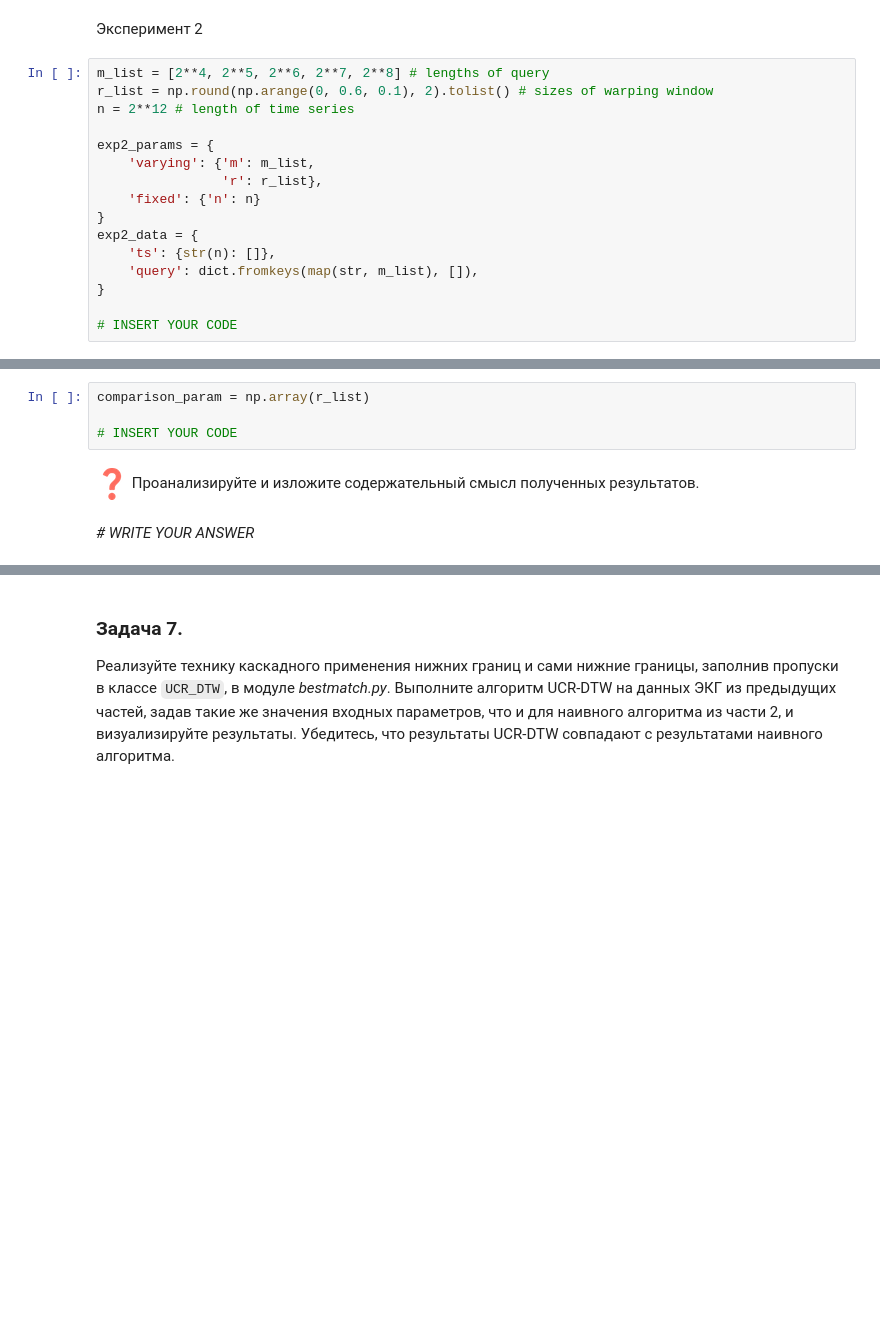
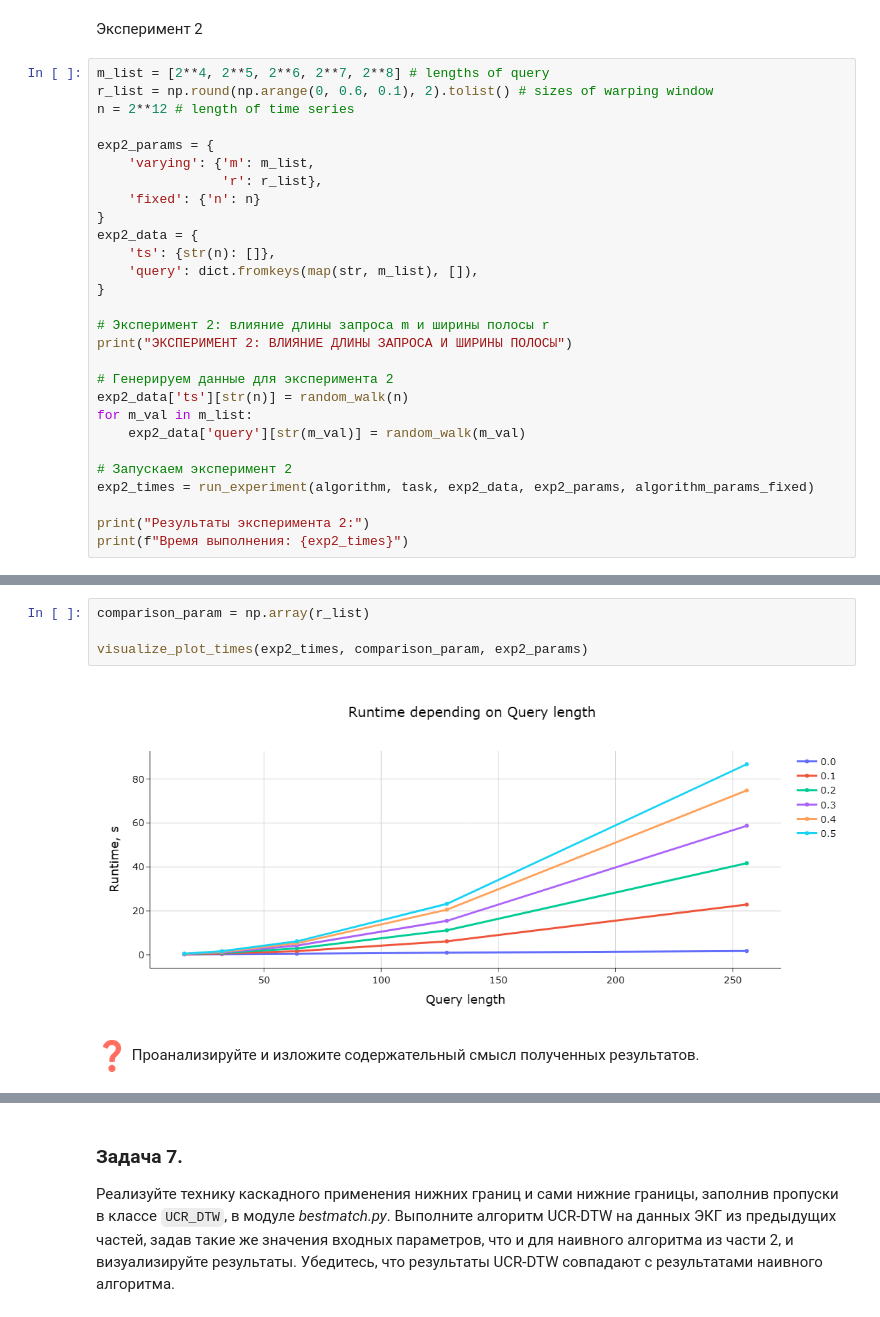
Before and after one commit to SlunKing/2025-Sukhorukov-TimeSeriesCourse, a Jupyter notebook: practice/02 Similarity search/02 Similarity search.ipynb, the cells around one changed output, grey strips where cells are left out. Drawn from its saved outputs; the diff is of its cells as text; blank space fills up the shorter version.

```diff
--- a/practice/02 Similarity search/02 Similarity search.ipynb
+++ b/practice/02 Similarity search/02 Similarity search.ipynb
@@ -556,4 +649,16 @@ exp2_data = {
     'query': dict.fromkeys(map(str, m_list), []),
 }
 
-# INSERT YOUR CODE
+# Эксперимент 2: влияние длины запроса m и ширины полосы r
+print("ЭКСПЕРИМЕНТ 2: ВЛИЯНИЕ ДЛИНЫ ЗАПРОСА И ШИРИНЫ ПОЛОСЫ")
+
+# Генерируем данные для эксперимента 2
+exp2_data['ts'][str(n)] = random_walk(n)
+for m_val in m_list:
+    exp2_data['query'][str(m_val)] = random_walk(m_val)
+
+# Запускаем эксперимент 2
+exp2_times = run_experiment(algorithm, task, exp2_data, exp2_params, algorithm_params_fixed)
+
+print("Результаты эксперимента 2:")
+print(f"Время выполнения: {exp2_times}")
@@ -560,10 +674,10 @@ exp2_data = {
 # %%
 comparison_param = np.array(r_list)
 
-# INSERT YOUR CODE
+visualize_plot_times(exp2_times, comparison_param, exp2_params)
+# %% [output]
+[figure, added]
 # %% [markdown]
 ![equation.png](embedded-picture-1)
 Проанализируйте и изложите содержательный смысл полученных
 результатов.
-# %% [markdown]
-*# WRITE YOUR ANSWER*
```
Also changed, not shown: parts of 10 cells of this notebook.
